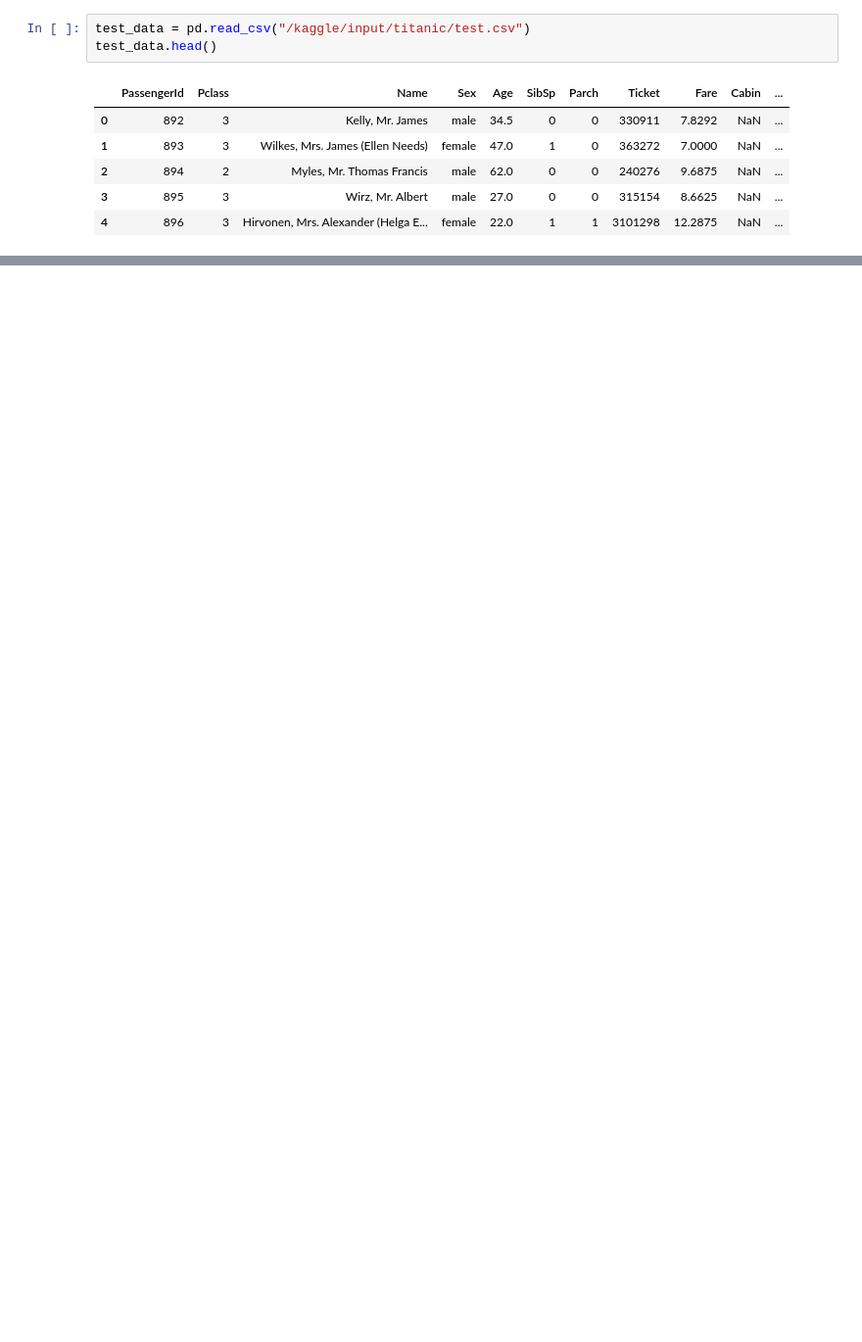
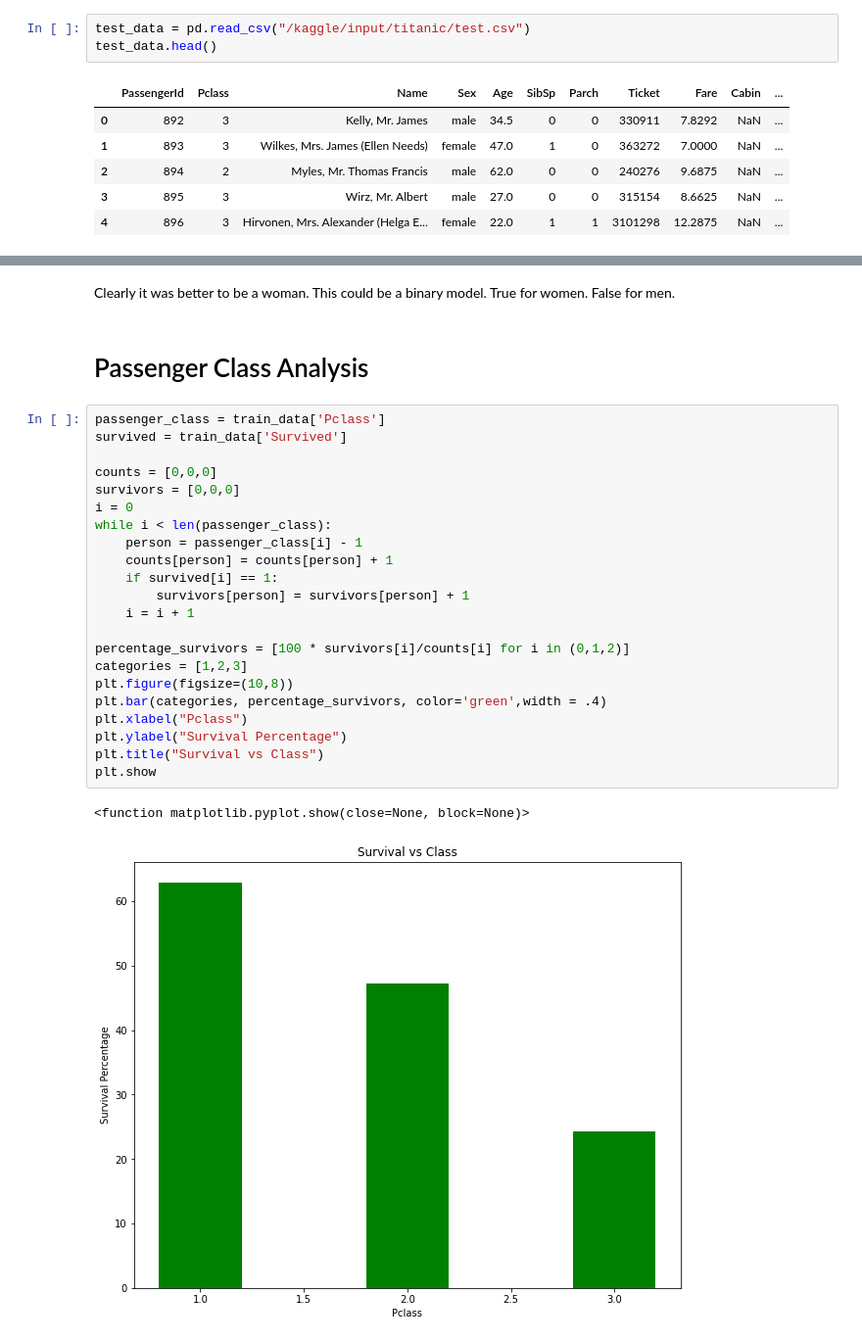
Before and after one commit to LesterJones/Titanic, a Jupyter notebook: notebook56bfa43095.ipynb, the cells around one changed output, grey strips where cells are left out. Shown at 98% size. Drawn from its saved outputs; the diff is of its cells as text; blank space fills up the shorter version.

```diff
--- a/notebook56bfa43095.ipynb
+++ b/notebook56bfa43095.ipynb
@@ -56,0 +186,29 @@ print("% of men who survived:", rate_men)
+# %% [markdown]
+Clearly it was better to be a woman.  This could be a binary model.  True for women.  False for men.
+# %% [markdown]
+# Passenger Class Analysis
+# %%
+passenger_class = train_data['Pclass']
+survived = train_data['Survived']
+
+counts = [0,0,0]
+survivors = [0,0,0]
+i = 0
+while i < len(passenger_class):
+    person = passenger_class[i] - 1
+    counts[person] = counts[person] + 1
+    if survived[i] == 1:
+        survivors[person] = survivors[person] + 1
+    i = i + 1
+
+percentage_survivors = [100 * survivors[i]/counts[i] for i in (0,1,2)]
+categories = [1,2,3]
+plt.figure(figsize=(10,8))
+plt.bar(categories, percentage_survivors, color='green',width = .4)
+plt.xlabel("Pclass")
+plt.ylabel("Survival Percentage")
+plt.title("Survival vs Class")
+plt.show
+# %% [output]
+<function matplotlib.pyplot.show(close=None, block=None)>
+[figure, added]
```
Also changed, not shown: parts of 26 cells of this notebook.
